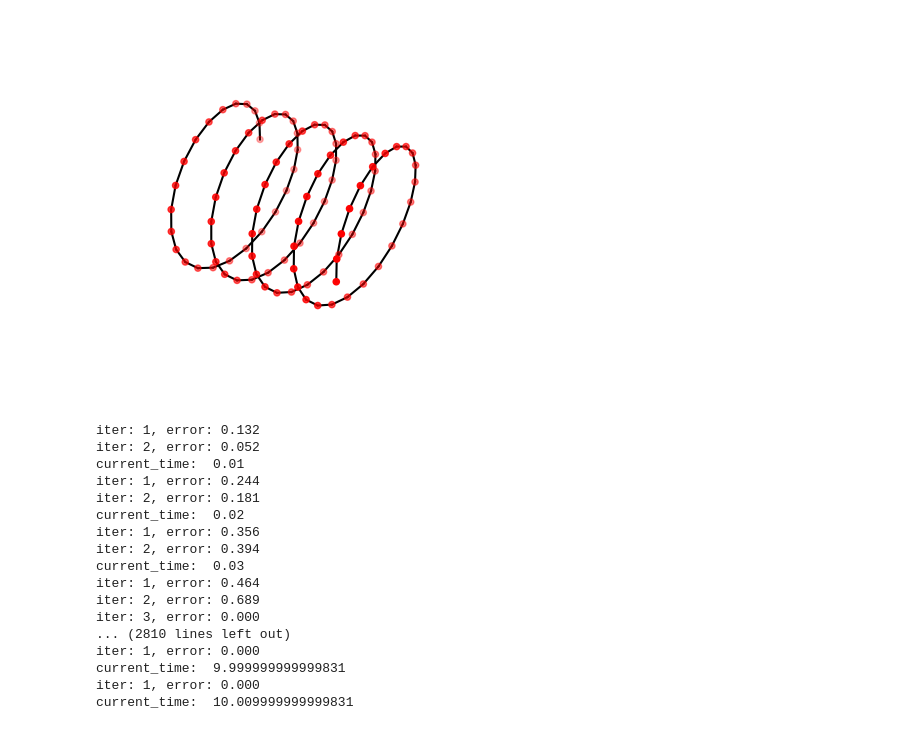
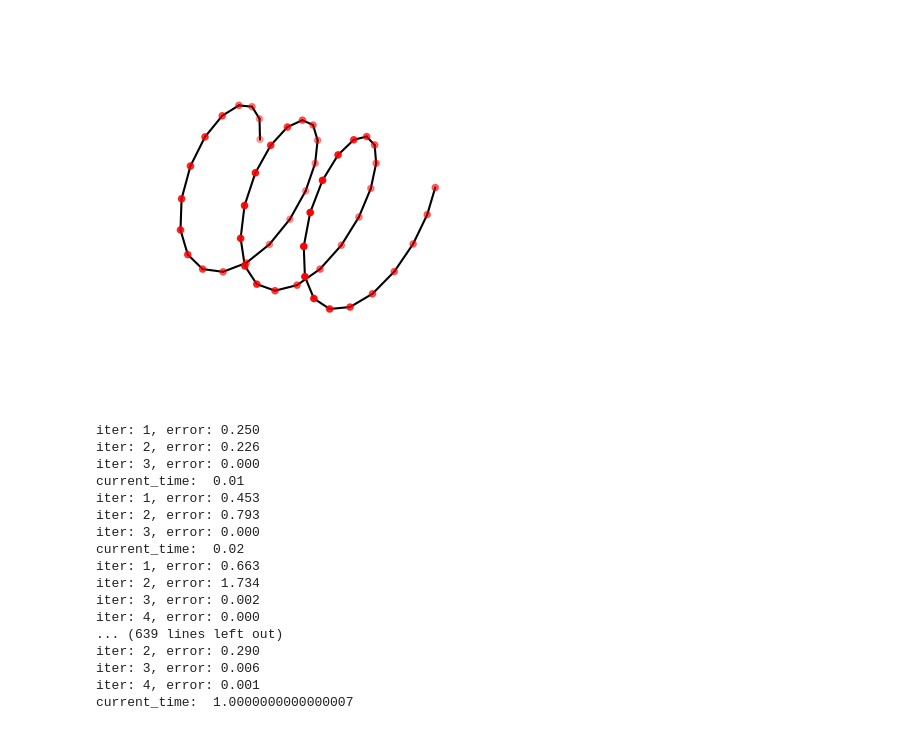
Before and after one commit to StructuresComp/dismech-python, a Jupyter notebook: experiments/slinky.ipynb, the cells around one changed output. Saved outputs shown, nothing was run; the diff lists cells and outputs as text; code cells hidden in the pictures.

```diff
--- a/experiments/slinky.ipynb
+++ b/experiments/slinky.ipynb
@@ -6,58 +6,59 @@ geom = dismech.GeomParams(rod_r0=5e-3,
                           shell_h=0)
 
 material = dismech.Material(density=1200,
                             youngs_rod=1e7,
                             youngs_shell=0,
                             poisson_rod=0.5,
                             poisson_shell=0)
 
 static_2d_sim = dismech.SimParams(static_sim=False,
                                   two_d_sim=False,
                                   use_mid_edge=False,
                                   use_line_search=False,
                                   show_floor=False,
                                   log_data=True,
                                   log_step=1,
                                   dt=1e-2,
                                   max_iter=25,
-                                  total_time=10.0,
+                                  total_time=1.0,
                                   plot_step=1,
                                   tol=1e-4,
                                   ftol=1e-4,
                                   dtol=1e-2)
 
 env = dismech.Environment()
 env.add_force('gravity', g=np.array([0.0, 0.0, -9.81]))
 env.add_force('damping', eta=1)
 
 geo = dismech.Geometry.from_txt('../tests/resources/slinky/slinky.txt')
 
 robot = dismech.SoftRobot(geom, material, geo, static_2d_sim, env)
 # %% [output]
-[figure, old version]
+[figure, new version]
 # %%
 fixed_points = np.array([0, robot.n_nodes-1])
 robot = robot.fix_nodes(fixed_points)
 stepper = dismech.ImplicitEulerTimeStepper(robot)
 robots, t_arr, f_norms = stepper.simulate()
 qs = np.stack([robot.state.q for robot in robots])
+vs = np.stack([robot.state.u for robot in robots])
 t_arr = np.array(t_arr)
 # %% [output]
-iter: 1, error: 0.132
-iter: 2, error: 0.052
+iter: 1, error: 0.250
+iter: 2, error: 0.226
+iter: 3, error: 0.000
 current_time:  0.01
-iter: 1, error: 0.244
-iter: 2, error: 0.181
+iter: 1, error: 0.453
+iter: 2, error: 0.793
+iter: 3, error: 0.000
 current_time:  0.02
-iter: 1, error: 0.356
-iter: 2, error: 0.394
-current_time:  0.03
-iter: 1, error: 0.464
-iter: 2, error: 0.689
-iter: 3, error: 0.000
-... (2810 lines left out)
-iter: 1, error: 0.000
-current_time:  9.999999999999831
-iter: 1, error: 0.000
-current_time:  10.009999999999831
+iter: 1, error: 0.663
+iter: 2, error: 1.734
+iter: 3, error: 0.002
+iter: 4, error: 0.000
+... (639 lines left out)
+iter: 2, error: 0.290
+iter: 3, error: 0.006
+iter: 4, error: 0.001
+current_time:  1.0000000000000007
 # %%
```
Also changed, not shown: parts of 4 cells of this notebook, 8 other files.
